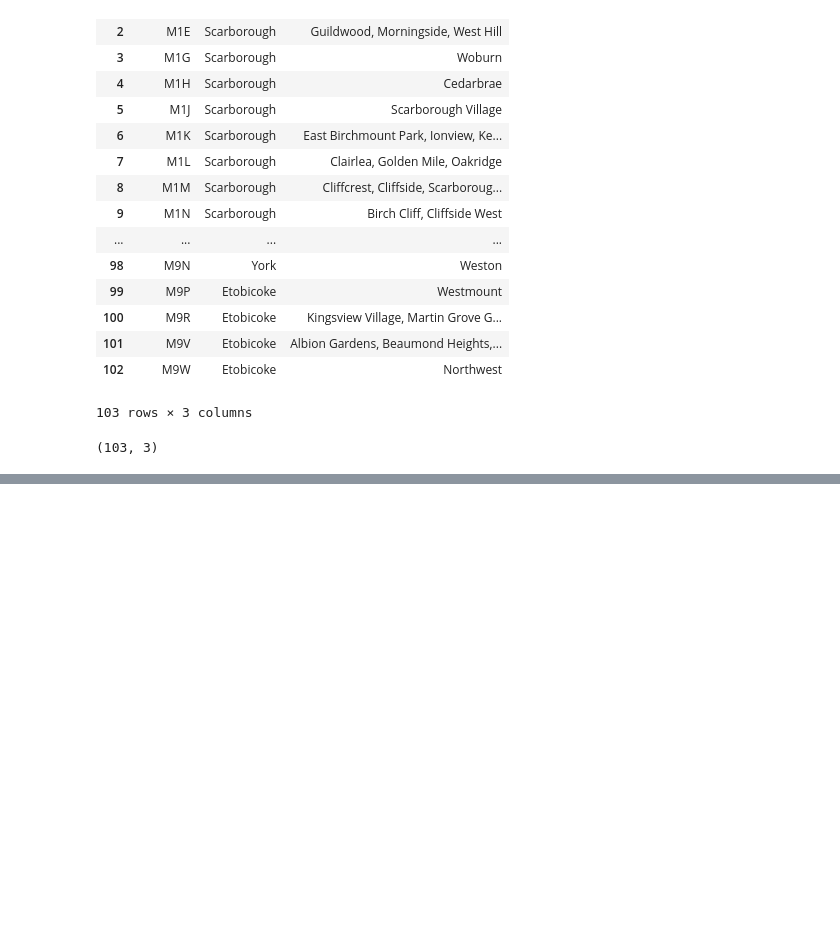
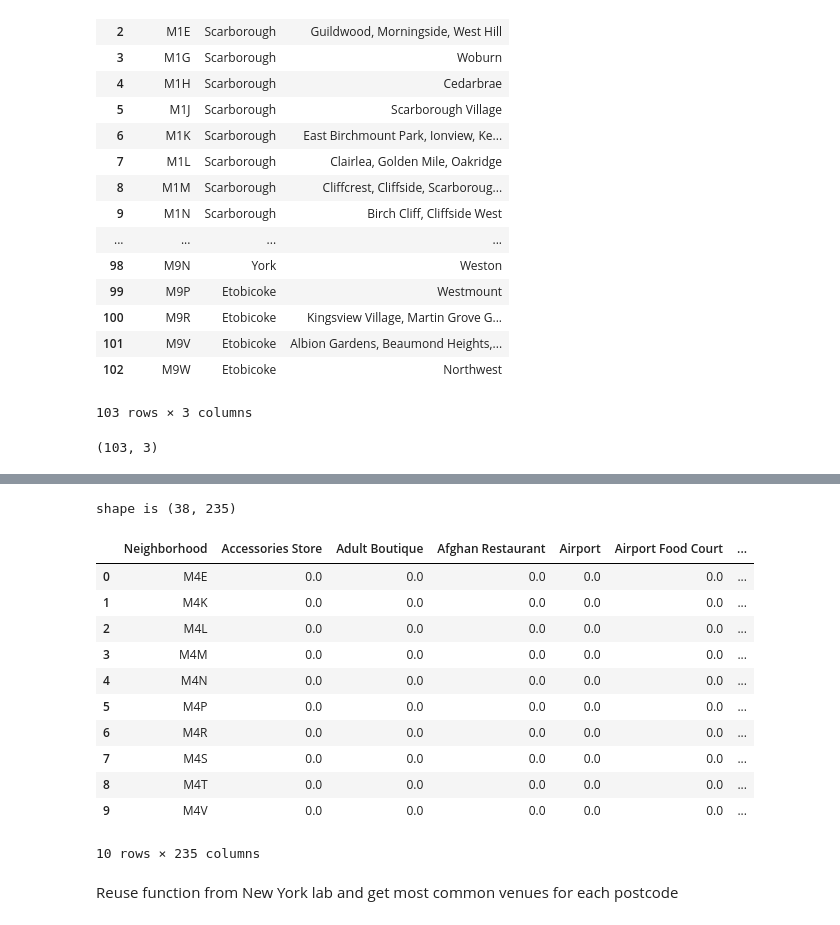
Before and after one commit to ggiem/Coursera_Capstone, a Jupyter notebook: Toronto Neighborhoods.ipynb, the cells around one changed output, grey strips where cells are left out. Drawn from its saved outputs; the diff is of its cells as text; code cells hidden in the pictures; blank space fills up the shorter version.

```diff
--- a/Toronto Neighborhoods.ipynb
+++ b/Toronto Neighborhoods.ipynb
@@ -135,0 +254,3 @@ print (toronto_unique_df.shape)
+# %%
+toronto_proper_df = toronto_geo_df[toronto_geo_df['Borough'].str.contains('Toronto')].reset_index(drop = True)
+#toronto_proper_df
@@ -135,0 +285,8 @@ print (toronto_unique_df.shape)
+# %%
+CLIENT_ID = 'IFOFLQZABA4PUGGM45MTUJ5F0OR23SO2DX0YSKK2VKEVPIMR' # your Foursquare ID
+CLIENT_SECRET = 'CXA2DM0L2KVYMRGFNQI0TDX1GALXDVCS5BMV20OFZRUOALFC' # your Foursquare Secret
+VERSION = '20180605' # Foursquare API version
+
+#print('Your credentials:')
+#print('CLIENT_ID: ' + CLIENT_ID)
+#print('CLIENT_SECRET:' + CLIENT_SECRET)
@@ -135,0 +333,8 @@ print (toronto_unique_df.shape)
+# %%
+LIMIT = 100
+toronto_venues = getNearbyVenues(names = toronto_proper_df['Postcode'],
+                                   latitudes = toronto_proper_df['Latitude'],
+                                   longitudes = toronto_proper_df['Longitude']
+                                  )
+print(toronto_venues.shape)
+toronto_venues.head()
@@ -135,0 +365,16 @@ print (toronto_unique_df.shape)
+# %%
+# one hot encoding
+toronto_onehot = pd.get_dummies(toronto_venues[['Venue Category']], prefix="", prefix_sep="")
+
+# add neighborhood column back to dataframe
+toronto_onehot['Neighborhood'] = toronto_venues['Neighborhood']
+
+# move neighborhood column to the first column
+cols = toronto_onehot.columns.tolist()
+#print(cols)
+index = cols.index("Neighborhood")
+fixed_columns = [cols[index]] + cols[:index] + cols[index+1:]
+toronto_onehot = toronto_onehot[fixed_columns]
+
+print("shape is", toronto_onehot.shape)
+toronto_onehot.head()
@@ -135,0 +390,21 @@ print (toronto_unique_df.shape)
+# %%
+#group by venue frequency
+toronto_grouped = toronto_onehot.groupby('Neighborhood').mean().reset_index()
+print("shape is", toronto_grouped.shape)
+toronto_grouped.head(10)
+# %% [output]
+shape is (38, 235)
+|  | Neighborhood | Accessories Store | Adult Boutique | Afghan Restaurant | Airport | Airport Food Court | ... |
+| 0 | M4E | 0.0 | 0.0 | 0.0 | 0.0 | 0.0 | ... |
+| 1 | M4K | 0.0 | 0.0 | 0.0 | 0.0 | 0.0 | ... |
+| 2 | M4L | 0.0 | 0.0 | 0.0 | 0.0 | 0.0 | ... |
+| 3 | M4M | 0.0 | 0.0 | 0.0 | 0.0 | 0.0 | ... |
+| 4 | M4N | 0.0 | 0.0 | 0.0 | 0.0 | 0.0 | ... |
+| 5 | M4P | 0.0 | 0.0 | 0.0 | 0.0 | 0.0 | ... |
+| 6 | M4R | 0.0 | 0.0 | 0.0 | 0.0 | 0.0 | ... |
+| 7 | M4S | 0.0 | 0.0 | 0.0 | 0.0 | 0.0 | ... |
+| 8 | M4T | 0.0 | 0.0 | 0.0 | 0.0 | 0.0 | ... |
+| 9 | M4V | 0.0 | 0.0 | 0.0 | 0.0 | 0.0 | ... |
+10 rows × 235 columns
+# %% [markdown]
+Reuse function from New York lab and get most common venues for each postcode
```
Also changed, not shown: parts of 32 cells of this notebook.
